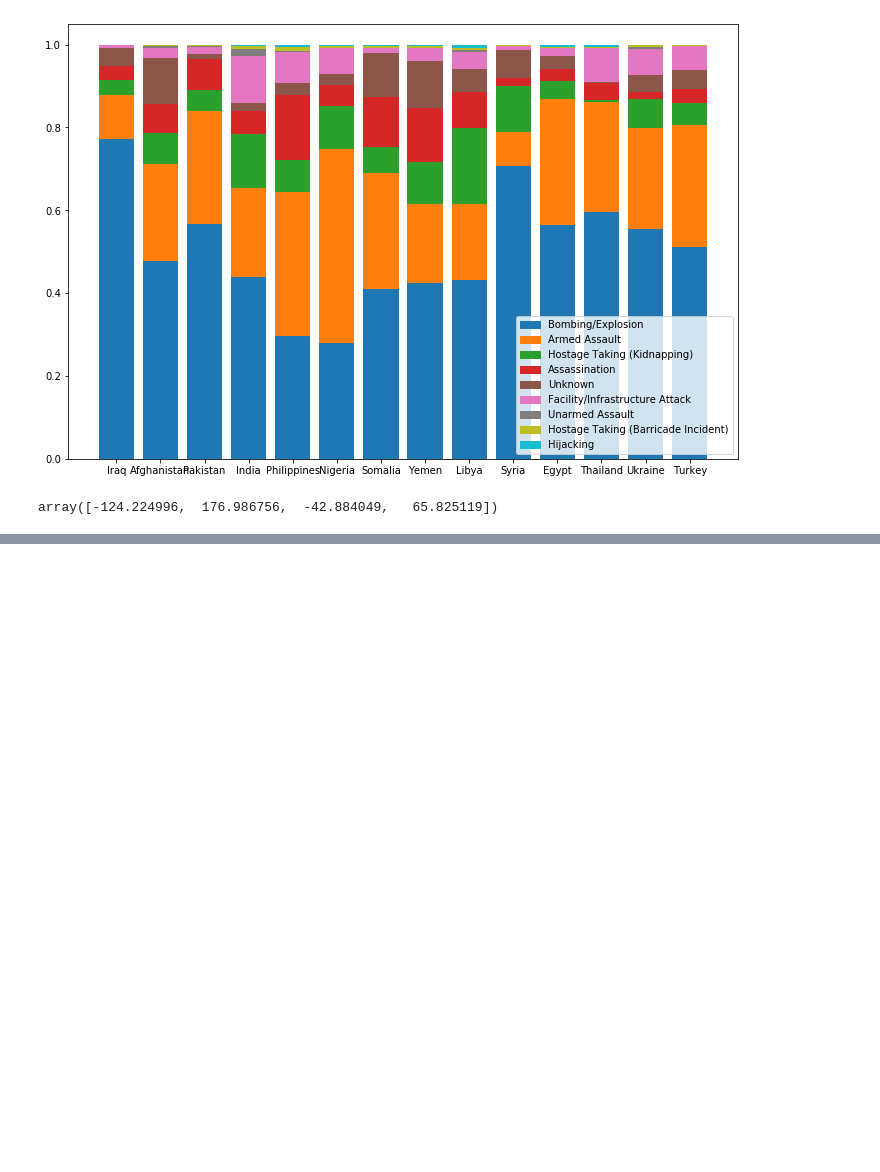
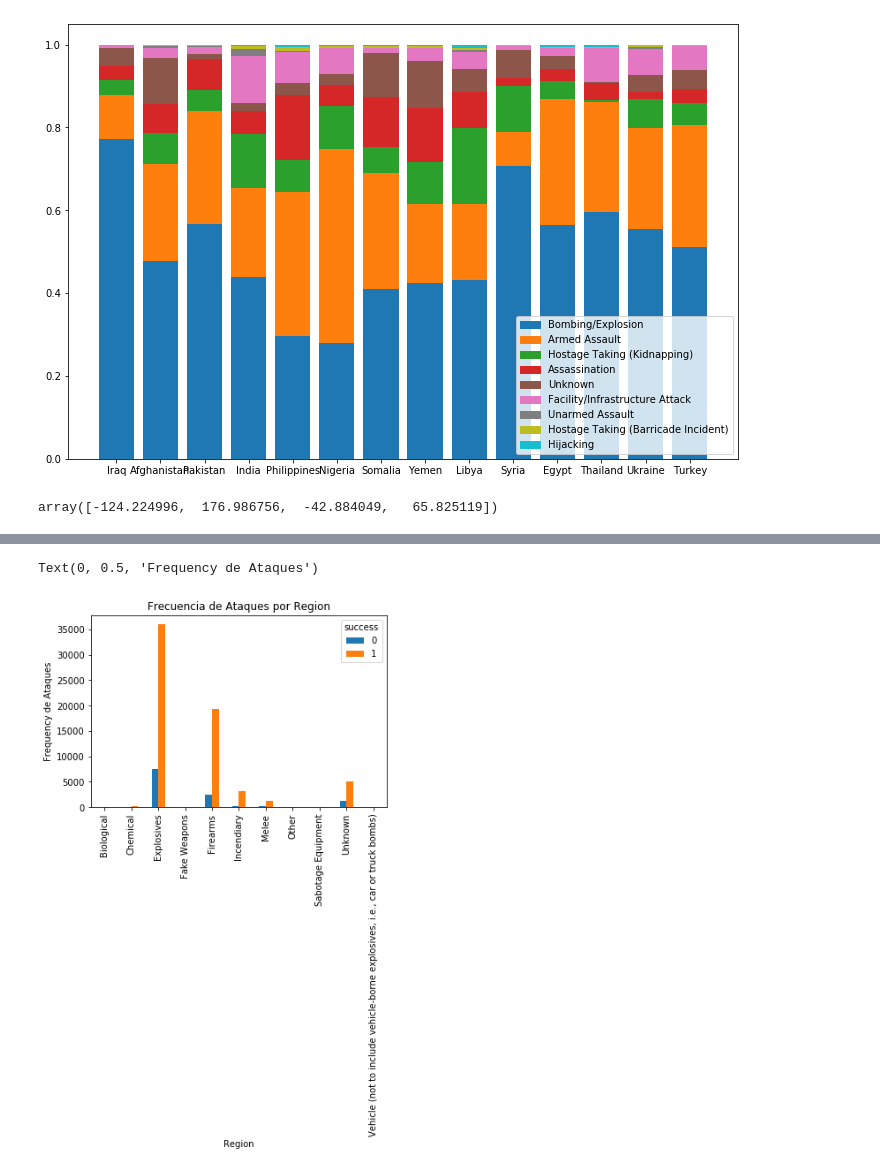
Before and after one commit to JoseGuzmanZamora/TerrorismDataAnalysis, a Jupyter notebook: terrorismoanalisis.ipynb, the cells around one changed output, grey strips where cells are left out. Saved outputs shown, nothing was run; the diff lists cells and outputs as text; code cells hidden in the pictures; blank space fills up the shorter version.

```diff
--- a/terrorismoanalisis.ipynb
+++ b/terrorismoanalisis.ipynb
@@ -533,0 +567,8 @@ colores_d.head()
+# %%
+pd.crosstab(data.weaptype1_txt,data.success).plot(kind='bar')
+plt.title('Frecuencia de Ataques por Region')
+plt.xlabel('Region')
+plt.ylabel('Frequency de Ataques')
+# %% [output]
+Text(0, 0.5, 'Frequency de Ataques')
+[figure, added]
```
Also changed, not shown: parts of 29 cells of this notebook, 1 other file.
